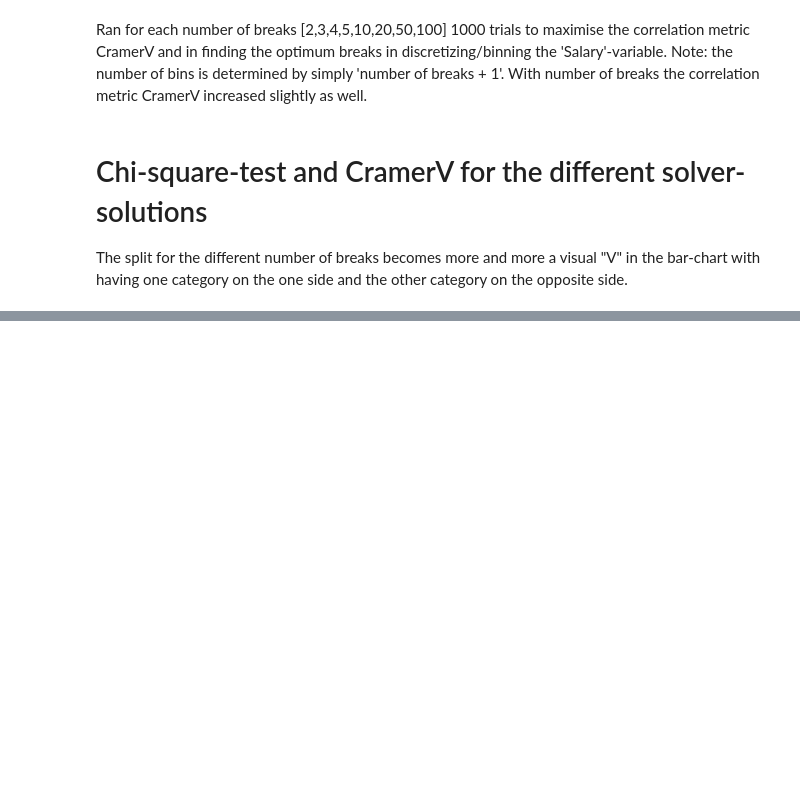
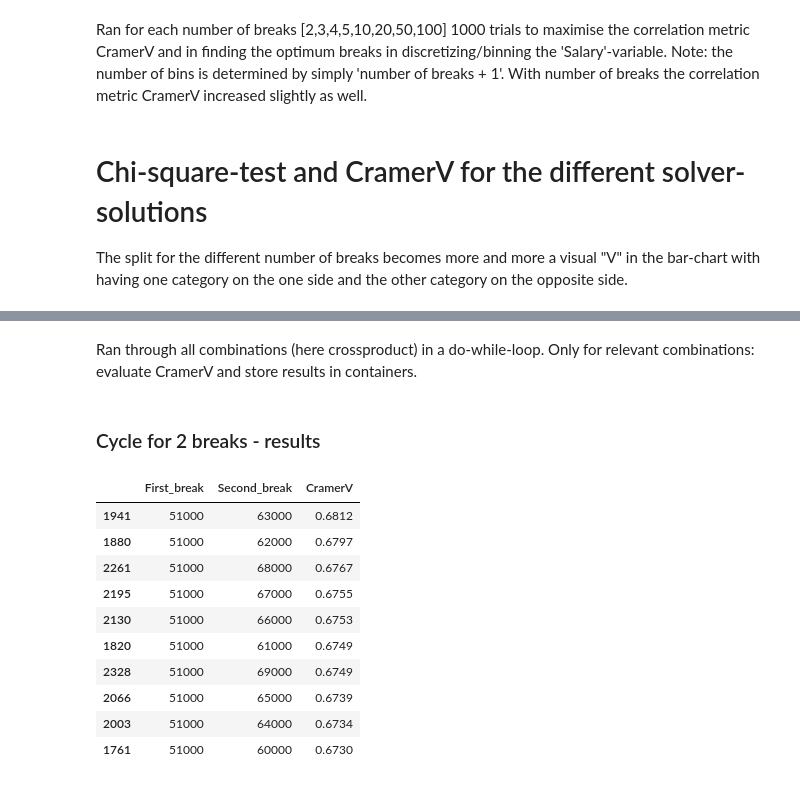
Before and after one commit to Gordi33/Statistical-Analysis, a Jupyter notebook: Categorising-under-maximising-CramerV-using-HyperOpt.ipynb, the cells around one changed output, grey strips where cells are left out. Cells and saved outputs as stored; diff of their text form; code cells hidden in the pictures; blank space fills up the shorter version.

```diff
--- a/Categorising-under-maximising-CramerV-using-HyperOpt.ipynb
+++ b/Categorising-under-maximising-CramerV-using-HyperOpt.ipynb
@@ -215,0 +224,7 @@ myAnalyser.chi_squared_test(df['Clicked'], df['Salary_cat'],101)[16]
+# %%
+# create recursive the next combination
+def kombination(events, field, level, outcomes):
+    field[level] = (field[level] + 1) % outcomes[level]
+    if field[level] == 0 and level + 1 < events:
+        kombination(events, field, level + 1, outcomes)
+    return field
@@ -215,0 +278,19 @@ myAnalyser.chi_squared_test(df['Clicked'], df['Salary_cat'],101)[16]
+# %% [markdown]
+Ran through all combinations (here crossproduct) in a do-while-loop. Only for relevant combinations: evaluate CramerV and store results in containers.
+# %% [markdown]
+### Cycle for 2 breaks - results
+# %%
+pd.options.display.float_format = '{:,.4f}'.format
+pd.DataFrame(combo_container).sort_values(by=[2],ascending=False).rename(columns={0: "First_break", 1: "Second_break", 2:'CramerV'}).head(10)
+# %% [output]
+|  | First_break | Second_break | CramerV |
+| 1941 | 51000 | 63000 | 0.6812 |
+| 1880 | 51000 | 62000 | 0.6797 |
+| 2261 | 51000 | 68000 | 0.6767 |
+| 2195 | 51000 | 67000 | 0.6755 |
+| 2130 | 51000 | 66000 | 0.6753 |
+| 1820 | 51000 | 61000 | 0.6749 |
+| 2328 | 51000 | 69000 | 0.6749 |
+| 2066 | 51000 | 65000 | 0.6739 |
+| 2003 | 51000 | 64000 | 0.6734 |
+| 1761 | 51000 | 60000 | 0.6730 |
```
Also changed, not shown: parts of 36 cells of this notebook, 2 other files.
